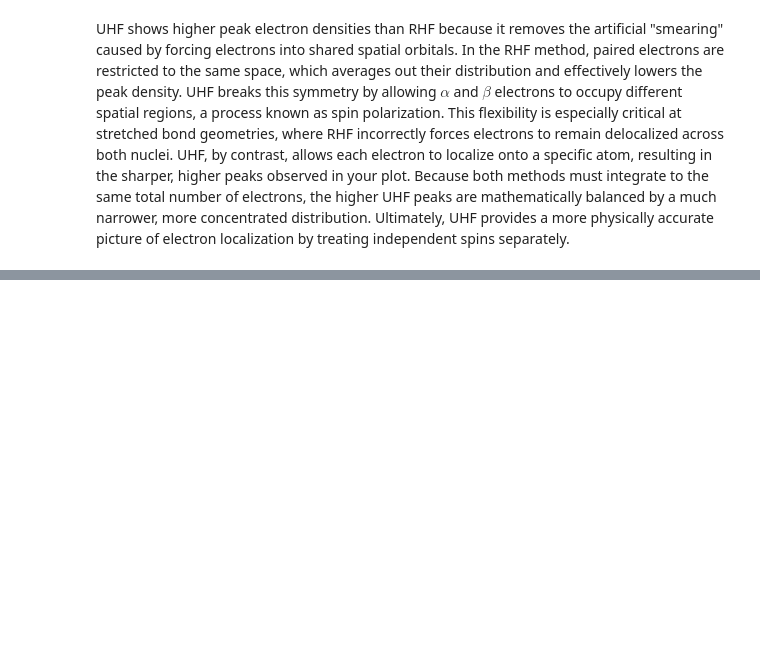
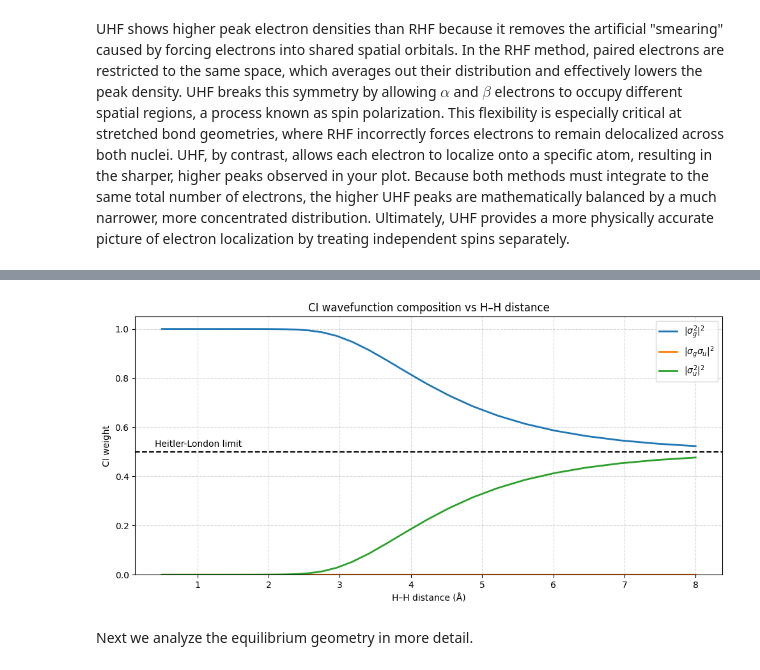
Before and after one commit to gvansan/Computational-Physics-Project-Exam-2026, a Jupyter notebook: Configuration_interaction_hydrogen.ipynb, the cells around one changed output, grey strips where cells are left out. Cells and saved outputs as stored; diff of their text form; code cells hidden in the pictures; blank space fills up the shorter version.

```diff
--- a/Configuration_interaction_hydrogen.ipynb
+++ b/Configuration_interaction_hydrogen.ipynb
@@ -307,3 +271,0 @@ CI ground-state energy:     -1.12874593
-# %%
-h, g = ao_to_mo_2orb(data_eq, True)
-result = compute_ci_energy(h, g, dists[keq], data_eq)
@@ -446 +532,44 @@ At dissociation (R = 2.240 Å):
+# %%
+coeff = []
+for dist, data in zip(dists, datas, strict=False):
+    #Core Hamiltonian and electron repulsion integral
+    h, g = ao_to_mo_2orb(data)
+    results = compute_ci_energy(h, g, dist, data, verbose=False)
+    coeff.append(results["eigvecs"])
+
+coeff = np.array(coeff) #shape (3,3)
+
+#Ground-state CI coefficients
+c_g2  = coeff[:, 0, 0]   # |σg²>
+c_gu  = coeff[:, 1, 0]   # |σg σu> singlet
+c_u2  = coeff[:, 2, 0]   # |σu²>
+
+# Weights
+w_g2 = c_g2**2
+w_gu = c_gu**2
+w_u2 = c_u2**2
+
+
+
+plt.figure(figsize=(10,5))
+
+plt.plot(dists, w_g2, label=r"$|\sigma_g^2|^2$", lw=2)
+plt.plot(dists, w_gu, label=r"$|\sigma_g\sigma_u|^2$", lw=2)
+plt.plot(dists, w_u2, label=r"$|\sigma_u^2|^2$", lw=2)
+
+plt.xlabel("H–H distance (Å)")
+plt.ylabel("CI weight")
+plt.axhline(0.5, 0,8, ls = '--', color = 'black')
+plt.text(0.4, 0.52, "Heitler-London limit", color = "black")
+plt.title("CI wavefunction composition vs H–H distance")
+plt.ylim(0, 1.05)
+plt.legend()
+plt.grid(True, ls="--", alpha=0.5)
+plt.tight_layout()
+plt.savefig("ci_weights_vs_R.png", dpi=200)
+plt.show()
+# %% [output]
+[figure, added]
+# %% [markdown]
+Next we analyze the equilibrium geometry in more detail.
 # %%
```
Also changed, not shown: parts of 32 cells of this notebook, 4 other files.
